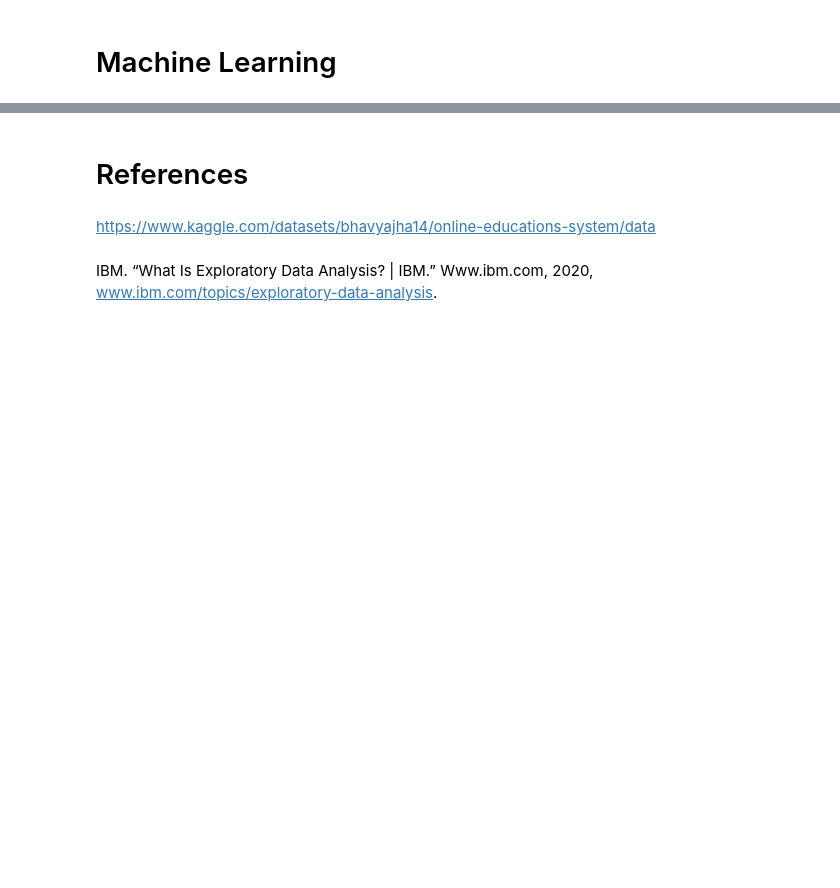
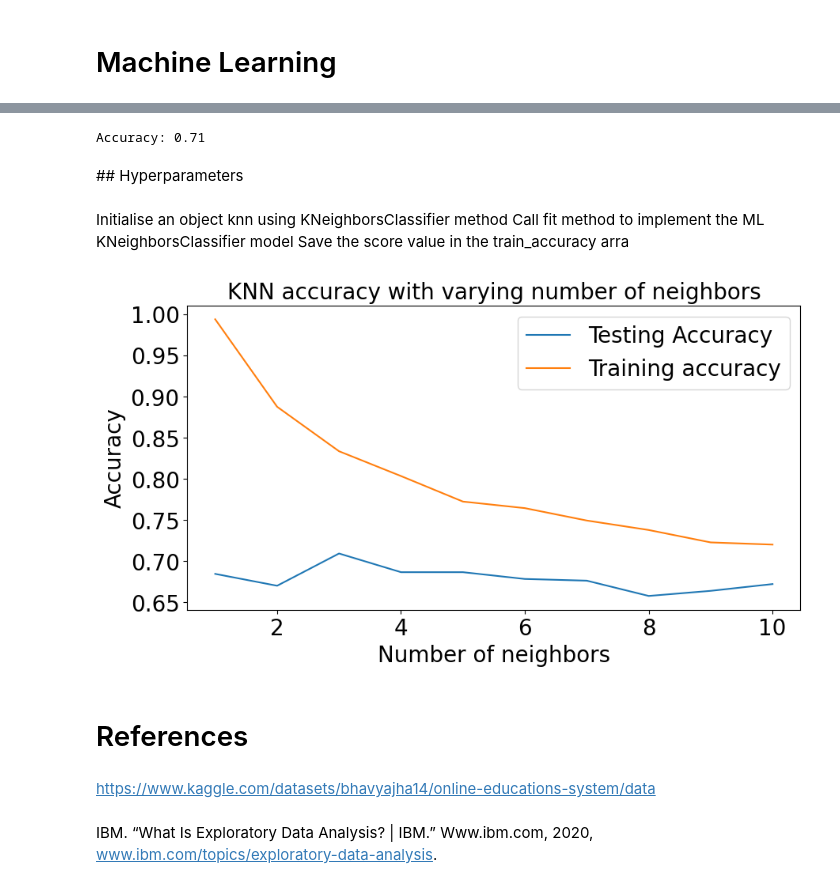
Before and after one commit to FroelichGiovana/CA1---Machine-Learning---Giovana-Froelich, a Jupyter notebook: CA1 - Giovana Froelich.ipynb, the cells around one changed output, grey strips where cells are left out. Cells and saved outputs as stored; diff of their text form; code cells hidden in the pictures; blank space fills up the shorter version.

```diff
--- a/CA1 - Giovana Froelich.ipynb
+++ b/CA1 - Giovana Froelich.ipynb
@@ -632,0 +537,3 @@ plt.show()
+# %%
+from sklearn.model_selection import train_test_split
+X_train, X_test, y_train, y_test = train_test_split(X_resampled, y_resampled, test_size = 0.30, random_state = 42)
@@ -633,3 +548,48 @@ plt.show()
+# %%
+kNN = KNeighborsClassifier(n_neighbors = 3)
+kNN.fit(X_train, y_train)
+y_pred = kNN.predict(X_test)
+# %%
+from sklearn import metrics
+print( "Accuracy: {:.2f}".format(metrics.accuracy_score(y_test, y_pred)) )
+# %% [output]
+Accuracy: 0.71
+# %% [markdown]
+## Hyperparameters
+# %%
+import numpy as np
+neighbors = np.arange(1, 11)
+train_accuracy = np.zeros(len(neighbors))
+test_accuracy = np.zeros(len(neighbors))
+# %% [markdown]
+Initialise an object knn using KNeighborsClassifier method
+Call fit method to implement the ML KNeighborsClassifier model
+Save the score value in the train_accuracy arra
+# %%
+for i, k in enumerate(neighbors):
+    kNN = KNeighborsClassifier(n_neighbors = k)
+
+
+    kNN.fit(X_train, y_train)
+    train_accuracy[i] = kNN.score(X_train, y_train)
+
+
+    test_accuracy[i] = kNN.score(X_test, y_test)
+# %%
+import matplotlib.pyplot as plt
+
+plt.figure(figsize = (10, 5))
+plt.title('KNN accuracy with varying number of neighbors', fontsize = 20)
+plt.plot(neighbors, test_accuracy, label = 'Testing Accuracy')
+plt.plot(neighbors, train_accuracy, label = 'Training accuracy')
+plt.legend(prop={'size': 20})
+plt.xlabel('Number of neighbors', fontsize = 20)
+plt.ylabel('Accuracy', fontsize = 20)
+plt.xticks(fontsize = 20)
+plt.yticks(fontsize = 20)
+plt.show()
+# %% [output]
+[figure, added]
 # %% [markdown]
 # References
 # %% [markdown]
```
Also changed, not shown: parts of 77 cells of this notebook.
